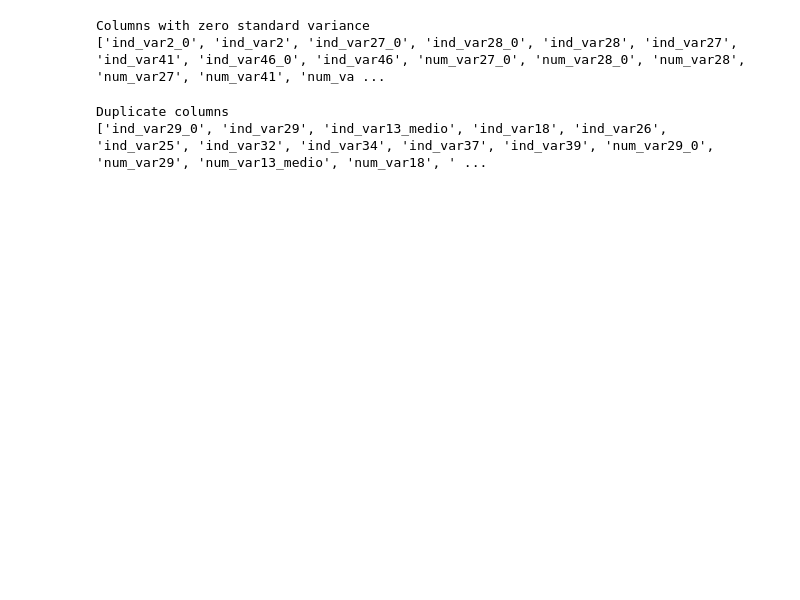
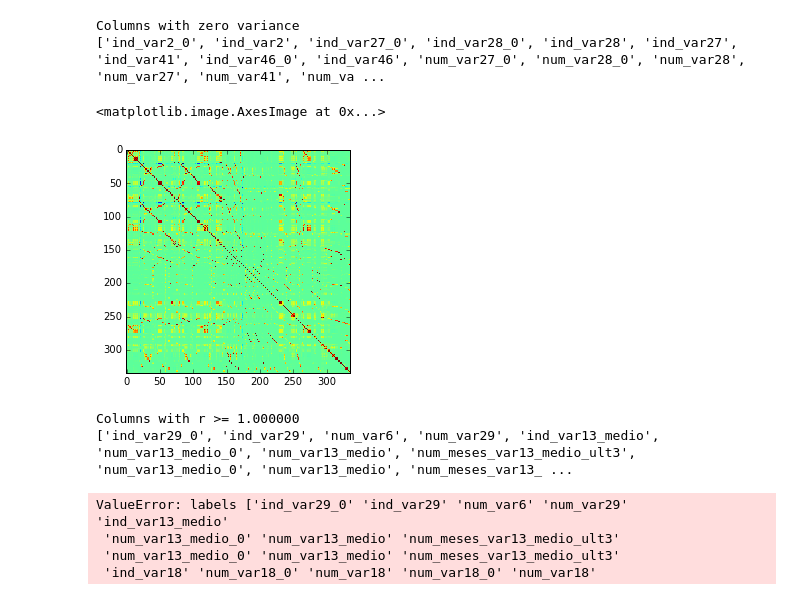
Before and after one commit to dwyatte/kaggle-santander, a Jupyter notebook: notebooks/pca.ipynb, the cells around one changed output. Cells and saved outputs as stored; diff of their text form; code cells hidden in the pictures; blank space fills up the shorter version.

```diff
--- a/notebooks/pca.ipynb
+++ b/notebooks/pca.ipynb
@@ -13,38 +13,49 @@ from sklearn.pipeline import Pipeline
 df_train = pd.read_csv('../data/train.csv')
 df_test = pd.read_csv('../data/test.csv')
 # %%
-# remove zero std columns
-zero_std = []
+# remove zero var columns
+zero_var_cols = []
 for col in df_train.columns:
     if df_train[col].var() == 0:
-        zero_std.append(col)
+        zero_var_cols.append(col)
 
-print 'Columns with zero standard variance'
-print zero_std
+print 'Columns with zero variance'
+print zero_var_cols
 
-df_train = df_train.drop(zero_std, axis=1)
-df_test = df_test.drop(zero_std, axis=1)
+df_train = df_train.drop(zero_var_cols, axis=1)
+df_test = df_test.drop(zero_var_cols, axis=1)
 # %% [output]
-Columns with zero standard variance
+Columns with zero variance
 ['ind_var2_0', 'ind_var2', 'ind_var27_0', 'ind_var28_0', 'ind_var28', 'ind_var27', 'ind_var41', 'ind_var46_0', 'ind_var46', 'num_var27_0', 'num_var28_0', 'num_var28', 'num_var27', 'num_var41', 'num_va ...
+# %%
+# column correlations
+r = df_train.drop(['TARGET', 'ID'], axis=1).corr()
+plt.imshow(r, interpolation='nearest')
+# %% [output]
+<matplotlib.image.AxesImage at 0x...>
+[figure, added]
 # %%
-# remove duplicated columns
-duplicates = []
-for i in range(len(df_train.columns)-1):
-    s1 = df_train[df_train.columns[i]]
-    for j in range(i+1, len(df_train.columns)):
-        s2 = df_train[df_train.columns[j]]
-        if (s1 == s2).all():
-            duplicates.append(df_train.columns[j])
+# drop perfectly correlated columns
+corr_columns = []
+r_thresh = 1.0
 
-print 'Duplicate columns'
-print duplicates
+for i in range(r.shape[0]-1):
+    for j in range(i+1, r.shape[1]):
+        if r.iloc[i, j] >= r_thresh:
+            corr_columns.append(r.columns[j])
 
-df_train = df_train.drop(duplicates, axis=1)
-df_test = df_test.drop(duplicates, axis=1)
+print 'Columns with r >= %f' % r_thresh
+print corr_columns
+
+df_train = df_train.drop(corr_columns, axis=1)
+df_test = df_test.drop(corr_columns, axis=1)
 # %% [output]
-Duplicate columns
-['ind_var29_0', 'ind_var29', 'ind_var13_medio', 'ind_var18', 'ind_var26', 'ind_var25', 'ind_var32', 'ind_var34', 'ind_var37', 'ind_var39', 'num_var29_0', 'num_var29', 'num_var13_medio', 'num_var18', ' ...
+Columns with r >= 1.000000
+['ind_var29_0', 'ind_var29', 'num_var6', 'num_var29', 'ind_var13_medio', 'num_var13_medio_0', 'num_var13_medio', 'num_meses_var13_medio_ult3', 'num_var13_medio_0', 'num_var13_medio', 'num_meses_var13_ ...
+ValueError: labels ['ind_var29_0' 'ind_var29' 'num_var6' 'num_var29' 'ind_var13_medio'
+ 'num_var13_medio_0' 'num_var13_medio' 'num_meses_var13_medio_ult3'
+ 'num_var13_medio_0' 'num_var13_medio' 'num_meses_var13_medio_ult3'
+ 'ind_var18' 'num_var18_0' 'num_var18' 'num_var18_0' 'num_var18'
 # %%
 # var3 maybe contains some sort of error code with -999999
 descriptive = df_train.describe()
```
Also changed, not shown: parts of 7 cells of this notebook.
